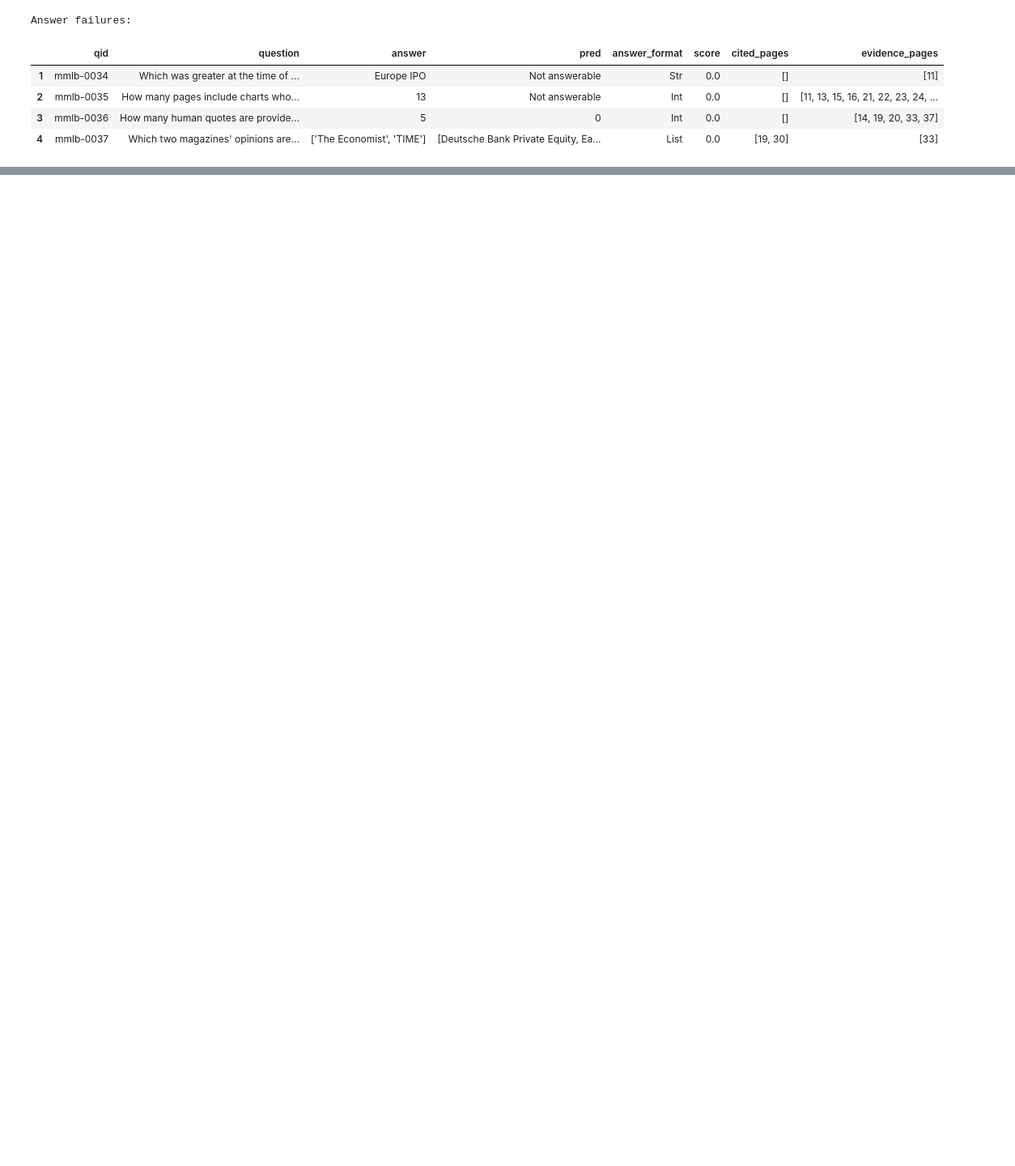
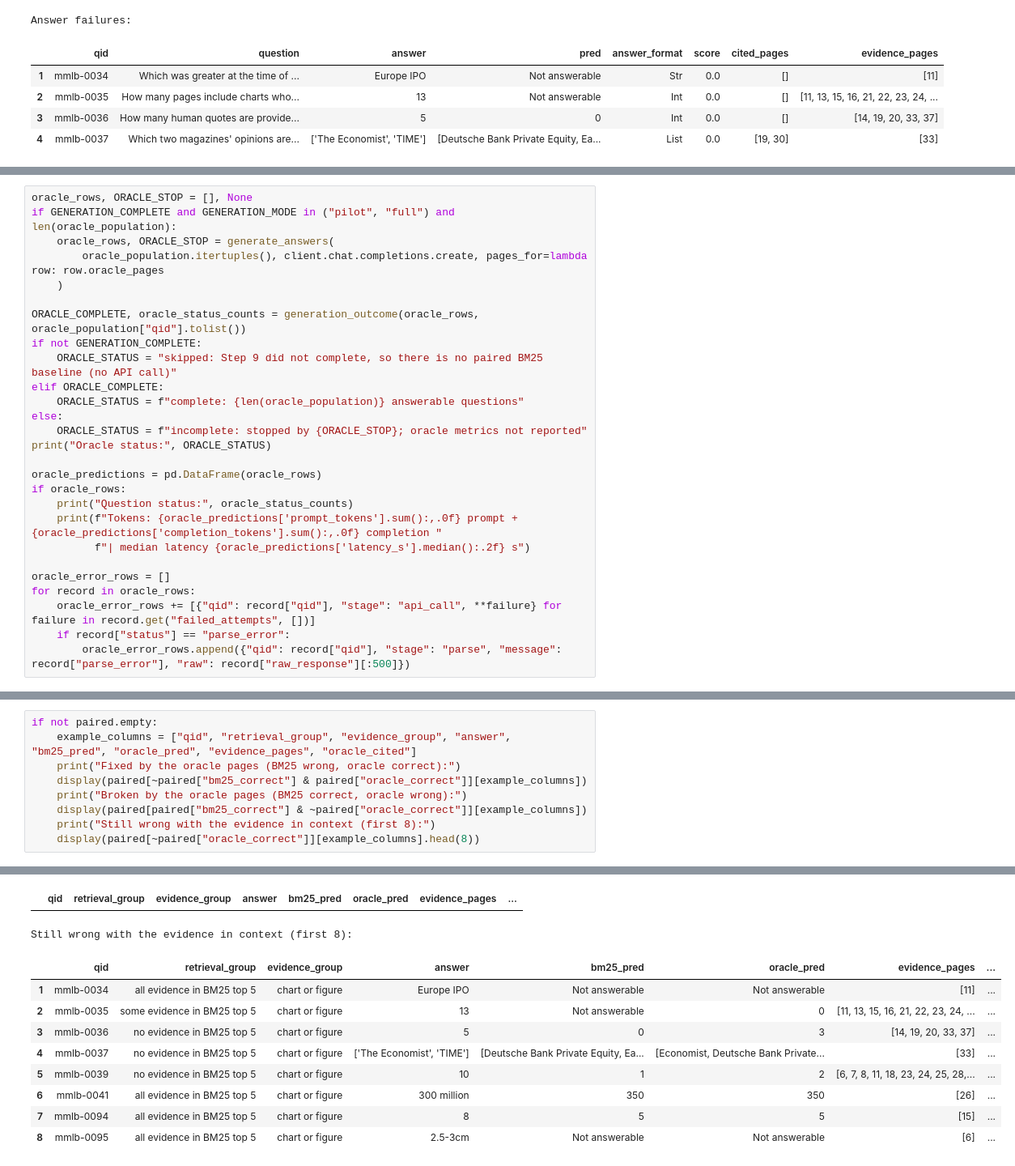
Before and after one commit to ROUSenghak/Multimodal-Document-Intelligence, a Jupyter notebook: notebooks/project/14_mmlongbench_doc_benchmark.ipynb, the cells around one changed output, grey strips where cells are left out. Shown at 81% size. Drawn from its saved outputs; the diff is of its cells as text; blank space fills up the shorter version.

```diff
--- a/notebooks/project/14_mmlongbench_doc_benchmark.ipynb
+++ b/notebooks/project/14_mmlongbench_doc_benchmark.ipynb
@@ -1924,0 +2031,27 @@ The retrieval failures show three distinct error types:
+# %%
+oracle_rows, ORACLE_STOP = [], None
+if GENERATION_COMPLETE and GENERATION_MODE in ("pilot", "full") and len(oracle_population):
+    oracle_rows, ORACLE_STOP = generate_answers(
+        oracle_population.itertuples(), client.chat.completions.create, pages_for=lambda row: row.oracle_pages
+    )
+
+ORACLE_COMPLETE, oracle_status_counts = generation_outcome(oracle_rows, oracle_population["qid"].tolist())
+if not GENERATION_COMPLETE:
+    ORACLE_STATUS = "skipped: Step 9 did not complete, so there is no paired BM25 baseline (no API call)"
+elif ORACLE_COMPLETE:
+    ORACLE_STATUS = f"complete: {len(oracle_population)} answerable questions"
+else:
+    ORACLE_STATUS = f"incomplete: stopped by {ORACLE_STOP}; oracle metrics not reported"
+print("Oracle status:", ORACLE_STATUS)
+
+oracle_predictions = pd.DataFrame(oracle_rows)
+if oracle_rows:
+    print("Question status:", oracle_status_counts)
+    print(f"Tokens: {oracle_predictions['prompt_tokens'].sum():,.0f} prompt + {oracle_predictions['completion_tokens'].sum():,.0f} completion "
+          f"| median latency {oracle_predictions['latency_s'].median():.2f} s")
+
+oracle_error_rows = []
+for record in oracle_rows:
+    oracle_error_rows += [{"qid": record["qid"], "stage": "api_call", **failure} for failure in record.get("failed_attempts", [])]
+    if record["status"] == "parse_error":
+        oracle_error_rows.append({"qid": record["qid"], "stage": "parse", "message": record["parse_error"], "raw": record["raw_response"][:500]})
@@ -1924,0 +2174,10 @@ The retrieval failures show three distinct error types:
+# %%
+if not paired.empty:
+    example_columns = ["qid", "retrieval_group", "evidence_group", "answer", "bm25_pred", "oracle_pred", "evidence_pages", "oracle_cited"]
+    print("Fixed by the oracle pages (BM25 wrong, oracle correct):")
+    display(paired[~paired["bm25_correct"] & paired["oracle_correct"]][example_columns])
+    print("Broken by the oracle pages (BM25 correct, oracle wrong):")
+    display(paired[paired["bm25_correct"] & ~paired["oracle_correct"]][example_columns])
+    print("Still wrong with the evidence in context (first 8):")
+    display(paired[~paired["oracle_correct"]][example_columns].head(8))
+# %% [output]
@@ -1924,0 +2189,11 @@ The retrieval failures show three distinct error types:
+|  | qid | retrieval_group | evidence_group | answer | bm25_pred | oracle_pred | evidence_pages | ... |
+Still wrong with the evidence in context (first 8):
+|  | qid | retrieval_group | evidence_group | answer | bm25_pred | oracle_pred | evidence_pages | ... |
+| 1 | mmlb-0034 | all evidence in BM25 top 5 | chart or figure | Europe IPO | Not answerable | Not answerable | [11] | ... |
+| 2 | mmlb-0035 | some evidence in BM25 top 5 | chart or figure | 13 | Not answerable | 0 | [11, 13, 15, 16, 21, 22, 23, 24, ... | ... |
+| 3 | mmlb-0036 | no evidence in BM25 top 5 | chart or figure | 5 | 0 | 3 | [14, 19, 20, 33, 37] | ... |
+| 4 | mmlb-0037 | no evidence in BM25 top 5 | chart or figure | ['The Economist', 'TIME'] | [Deutsche Bank Private Equity, Ea... | [Economist, Deutsche Bank Private... | [33] | ... |
+| 5 | mmlb-0039 | no evidence in BM25 top 5 | chart or figure | 10 | 1 | 2 | [6, 7, 8, 11, 18, 23, 24, 25, 28,... | ... |
+| 6 | mmlb-0041 | all evidence in BM25 top 5 | chart or figure | 300 million | 350 | 350 | [26] | ... |
+| 7 | mmlb-0094 | all evidence in BM25 top 5 | chart or figure | 8 | 5 | 5 | [15] | ... |
+| 8 | mmlb-0095 | all evidence in BM25 top 5 | chart or figure | 2.5-3cm | Not answerable | Not answerable | [6] | ... |
```
Also changed, not shown: parts of 21 cells of this notebook.
